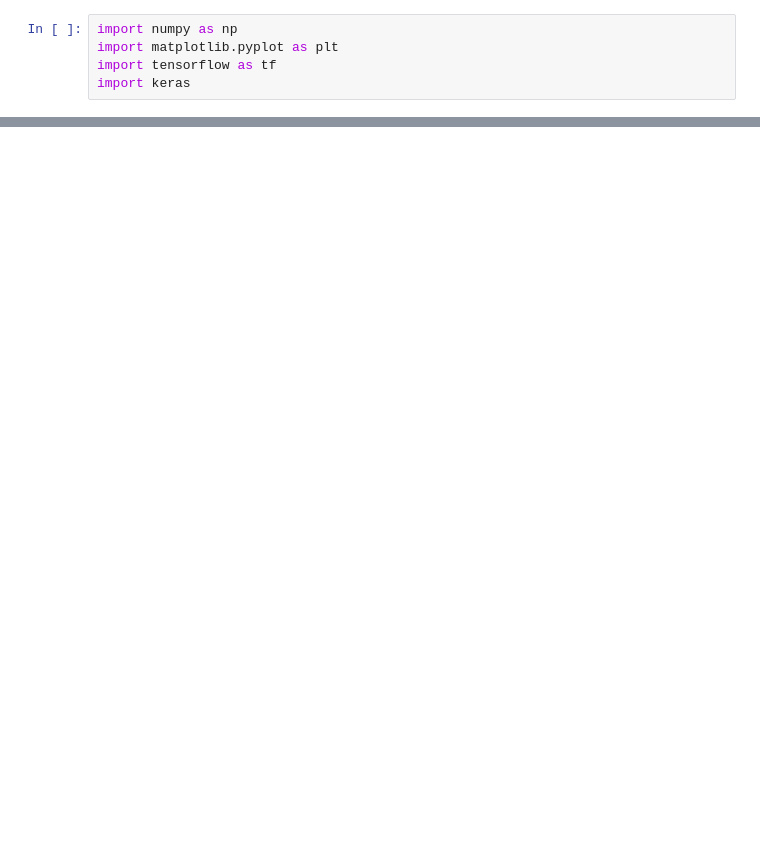
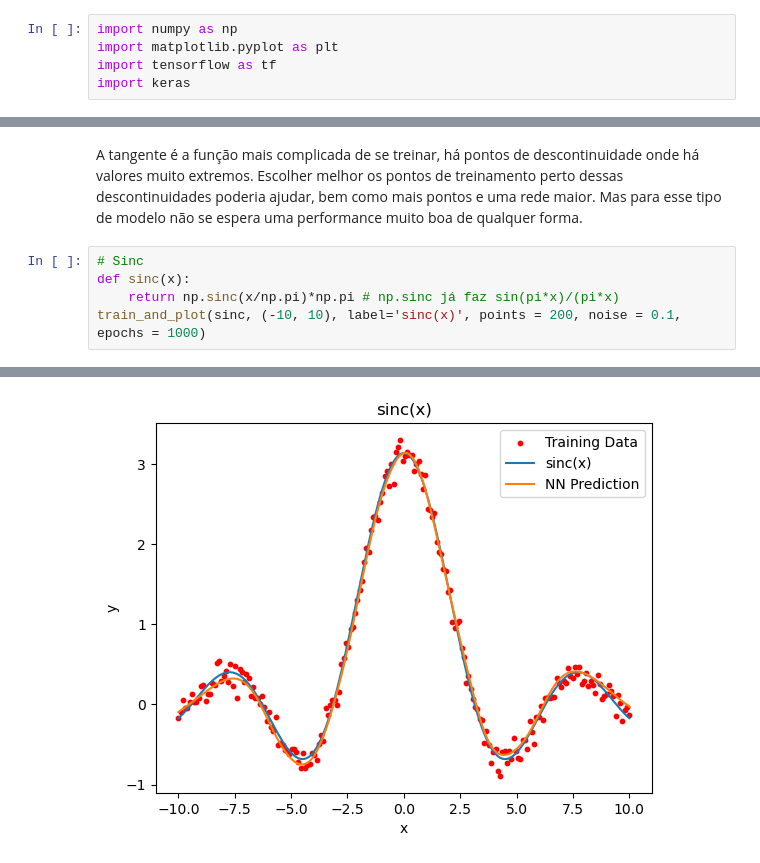
Before and after one commit to PDornelasN/Atividades, a Jupyter notebook: Atividade_3/NN_sin.ipynb, the cells around one changed output, grey strips where cells are left out. Saved outputs shown, nothing was run; the diff lists cells and outputs as text; blank space fills up the shorter version.

```diff
--- a/Atividade_3/NN_sin.ipynb
+++ b/Atividade_3/NN_sin.ipynb
@@ -54,0 +53,8 @@ WARNING:tensorflow:5 out of the last 15 calls to <function TensorFlowTrainer.mak
+# %% [markdown]
+A tangente é a função mais complicada de se treinar, há pontos de descontinuidade onde há valores muito extremos. Escolher melhor os pontos de treinamento perto dessas descontinuidades poderia ajudar, bem como mais pontos e uma rede maior. Mas para esse tipo de modelo não se espera uma performance muito boa de qualquer forma.
+# %%
+# Sinc
+def sinc(x):
+    return np.sinc(x/np.pi)*np.pi # np.sinc já faz sin(pi*x)/(pi*x)
+train_and_plot(sinc, (-10, 10), label='sinc(x)', points = 200, noise = 0.1, epochs = 1000)
+# %% [output]
@@ -54,0 +62 @@ WARNING:tensorflow:5 out of the last 15 calls to <function TensorFlowTrainer.mak
+[figure, added]
```
Also changed, not shown: parts of 5 cells of this notebook, 3 other files.
